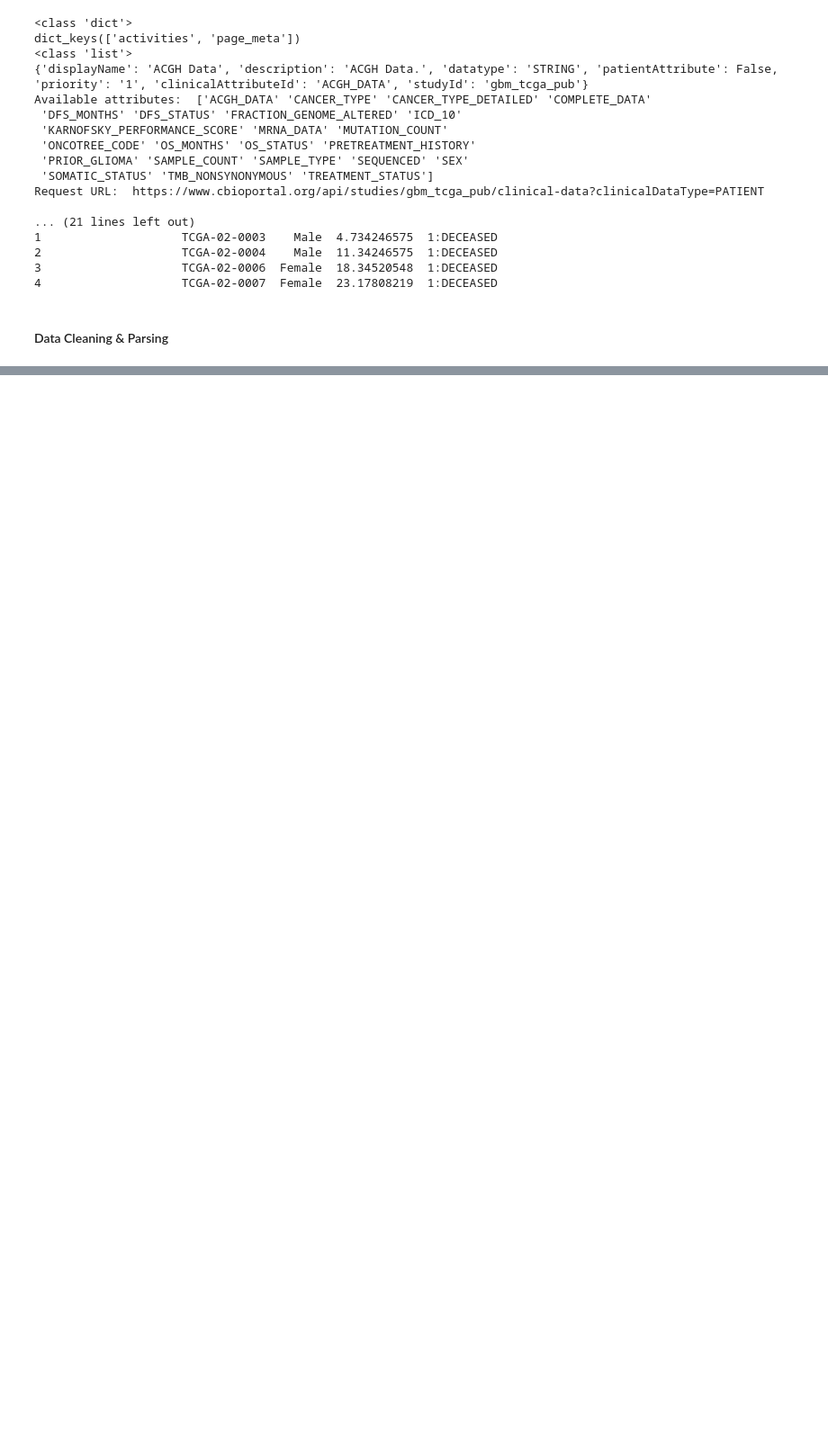
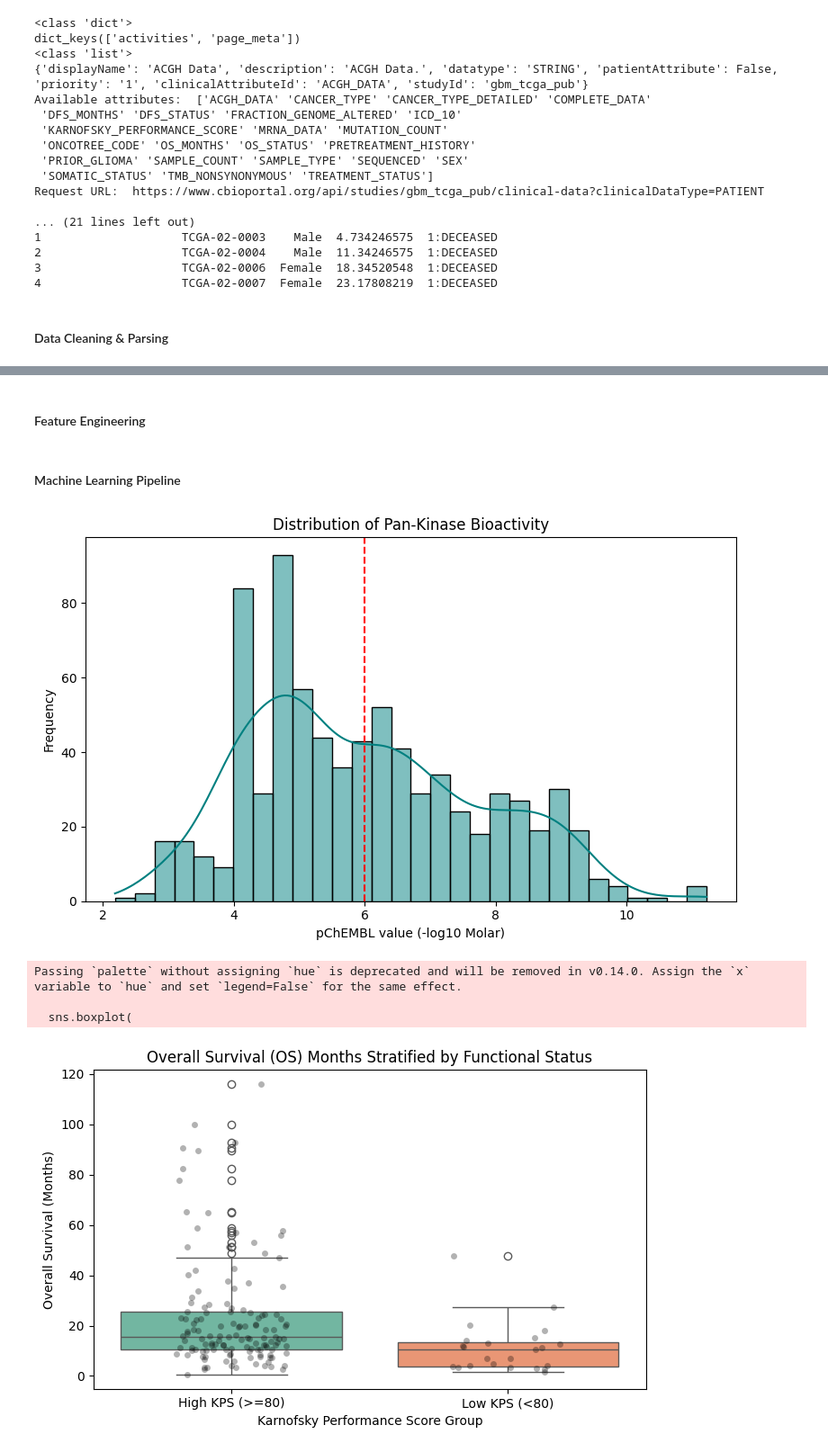
Before and after one commit to ajnahad/NeuroOnco-Immune, a Jupyter notebook: code.ipynb, the cells around one changed output, grey strips where cells are left out. Shown at 90% size. Drawn from its saved outputs; the diff is of its cells as text; code cells hidden in the pictures; blank space fills up the shorter version.

```diff
--- a/code.ipynb
+++ b/code.ipynb
@@ -235,0 +451,66 @@ SyntaxError: unmatched ')' (2897895270.py, line 3)
+# %% [markdown]
+#### Feature Engineering
+# %%
+def engineer_features(df_chembl, df_clinical):
+    group_col = "target_chembl_id" if "target_chembl_id" in df_chembl.columns else "assay_chembl_id"
+
+    target_summary = df_chembl.groupby(group_col).agg(
+        mean_pchembl=("pchembl_value", "mean"),
+        max_pchembl=("pchembl_value", "max"),
+        inhibitor_count=("molecule_chembl_id", "nunique")
+    ).reset_index()
+
+    cat_cols = [c for c in ["SEX", "PRIOR_GLIOMA", "PRETREATMENT_HISTORY"] if c in df_clinical.columns]
+    clinical_encoded = pd.get_dummies(df_clinical, columns=cat_cols, drop_first=True)
+
+    return target_summary, clinical_encoded
+# %% [markdown]
+#### Machine Learning Pipeline
+# %%
+import numpy as np
+from sklearn.model_selection import train_test_split
+from sklearn.ensemble import RandomForestRegressor
+from sklearn.metrics import mean_squared_error, r2_score
+
+def train_affinity_predictor(df_chembl):
+ def train_affinity_predictor(df_chembl):
+    df = df_chembl.copy()
+
+    feature_cols = ["MW", "AlogP", "HBA", "HBD", "PSA"]
+
+    feature_cols = [col for col in feature_cols if col in df.columns]
+
+    if not feature_cols:
+        raise ValueError("No molecular descriptors generated. Check SMILES parsing.")
+
+    print(f"\nFeatures selected for training: {feature_cols}")
+
+    X = df[feature_cols].copy()
+    X = X.fillna(X.median())
+    y = df["pchembl_value"]
+
+    X_train, X_test, y_train, y_test = train_test_split(X, y, test_size=0.20, random_state=42)
+
+    rf = RandomForestRegressor(n_estimators=150, max_depth=10, min_samples_split=5, random_state=42)
+    rf.fit(X_train, y_train)
+
+    preds = rf.predict(X_test)
+    rmse = np.sqrt(mean_squared_error(y_test, preds))
+    r2 = r2_score(y_test, preds)
+    print("ML Evaluation Metrics")
+    print(f"Features Used: {len(feature_cols)}")
+    print(f"Test Set RMSE: {rmse:.4f}")
+    print(f"Test Set R^2: {r2:.4f}")
+
+    return rf
+
+plot_pchembl_distribution(df_chembl_clean)
+plot_kps_survival_stratification(df_clinical_clean)
+target_summary, clinical_encoded = engineer_features(df_chembl_clean, df_clinical_clean)
+model = train_affinity_predictor(df_chembl_clean)
+# %% [output]
+[figure, added]
+Passing `palette` without assigning `hue` is deprecated and will be removed in v0.14.0. Assign the `x` variable to `hue` and set `legend=False` for the same effect.
+
+  sns.boxplot(
+[figure, added]
```
Also changed, not shown: parts of 9 cells of this notebook, 6 other files.
